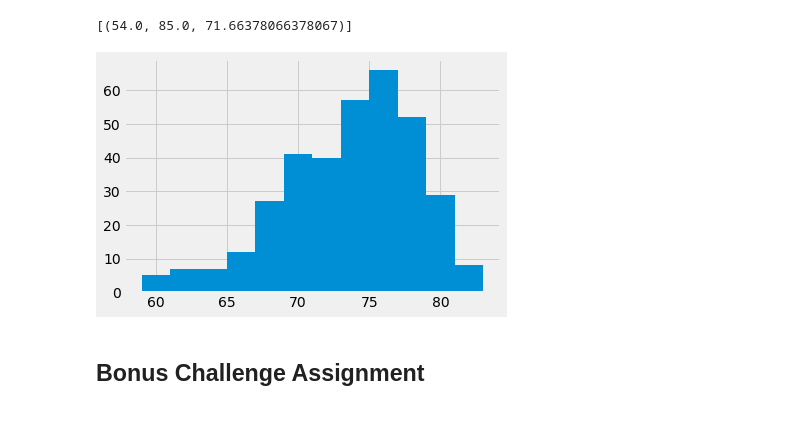
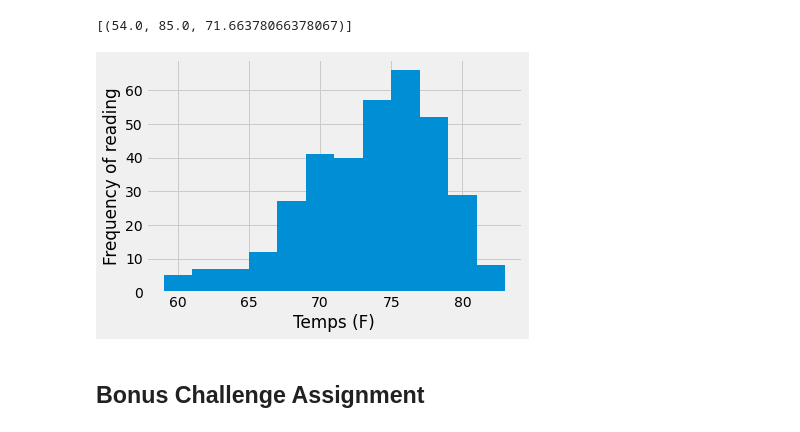
Before and after one commit to bmeulebroeck/sqlalchemy-challenge, a Jupyter notebook: climate_starter.ipynb, the cells around one changed output. Saved outputs shown, nothing was run; the diff lists cells and outputs as text; code cells hidden in the pictures.

```diff
--- a/climate_starter.ipynb
+++ b/climate_starter.ipynb
@@ -157,19 +157,21 @@ usc00519281
 # %%
 # Choose the station with the highest number of temperature observations.
 # Query the last 12 months of temperature observation data for this station and plot the results as a histogram
 # usc00519281_df = engine.execute("SELECT date, prcp FROM measurement WHERE station == 'USC00519281' AND WHERE date BETWEEN '2016-08-23' AND '2017-08-23';").fetchall()
 # usc00519281_df
 
 date = dt.datetime(2016, 8, 23)
 
 results = session.query(Measurement.tobs).filter(Measurement.date > date).filter(Measurement.station == 'USC00519281').all()
 
 station_temps = list(np.ravel(results))
 
 plt.hist(station_temps, bins=12)
+plt.ylabel("Frequency of reading")
+plt.xlabel("Temps (F)")
 plt.show()
 # %% [output]
-[figure, old version]
+[figure, new version]
 # %% [markdown]
 ## Bonus Challenge Assignment
 # %%
```
Also changed, not shown: parts of 3 cells of this notebook.
